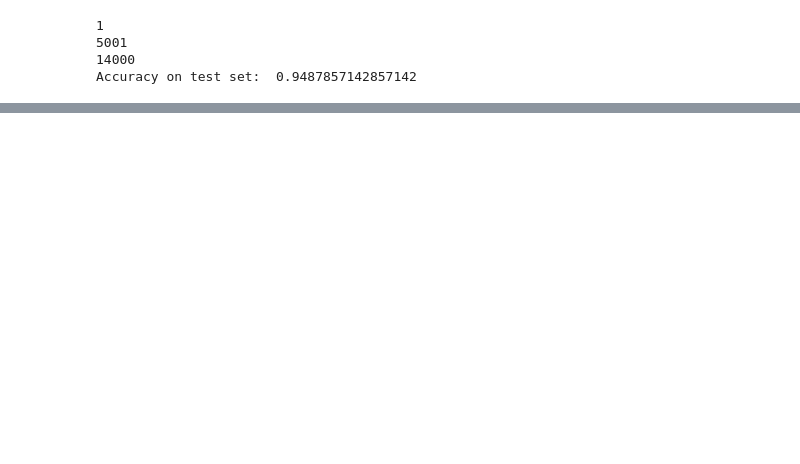
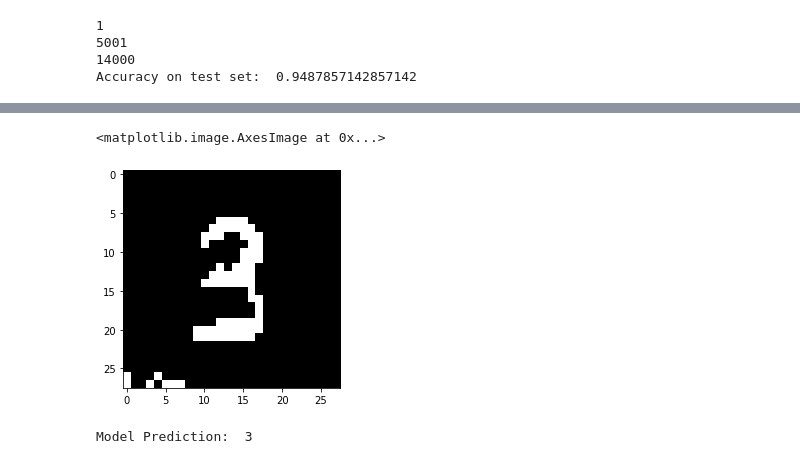
Before and after one commit to kb107/MNIST-Handwritten-Digit-Recogniser, a Jupyter notebook: MNISTfromscratch.ipynb, the cells around one changed output, grey strips where cells are left out. Cells and saved outputs as stored; diff of their text form; code cells hidden in the pictures; blank space fills up the shorter version.

```diff
--- a/MNISTfromscratch.ipynb
+++ b/MNISTfromscratch.ipynb
@@ -171,0 +201,12 @@ file.close()
+# %%
+img = cv2.imread('num3.jpg', 0)
+img = cv2.resize(img, (28, 28))
+ret, img = cv2.threshold(img, thresh=115, maxval=255, type=cv2.THRESH_BINARY_INV)
+plt.imshow(img, cmap='gray')
+# %% [output]
+<matplotlib.image.AxesImage at 0x...>
+[figure, added]
+# %%
+predict_num(img)
+# %% [output]
+Model Prediction:  3
```
Also changed, not shown: parts of 40 cells of this notebook.
